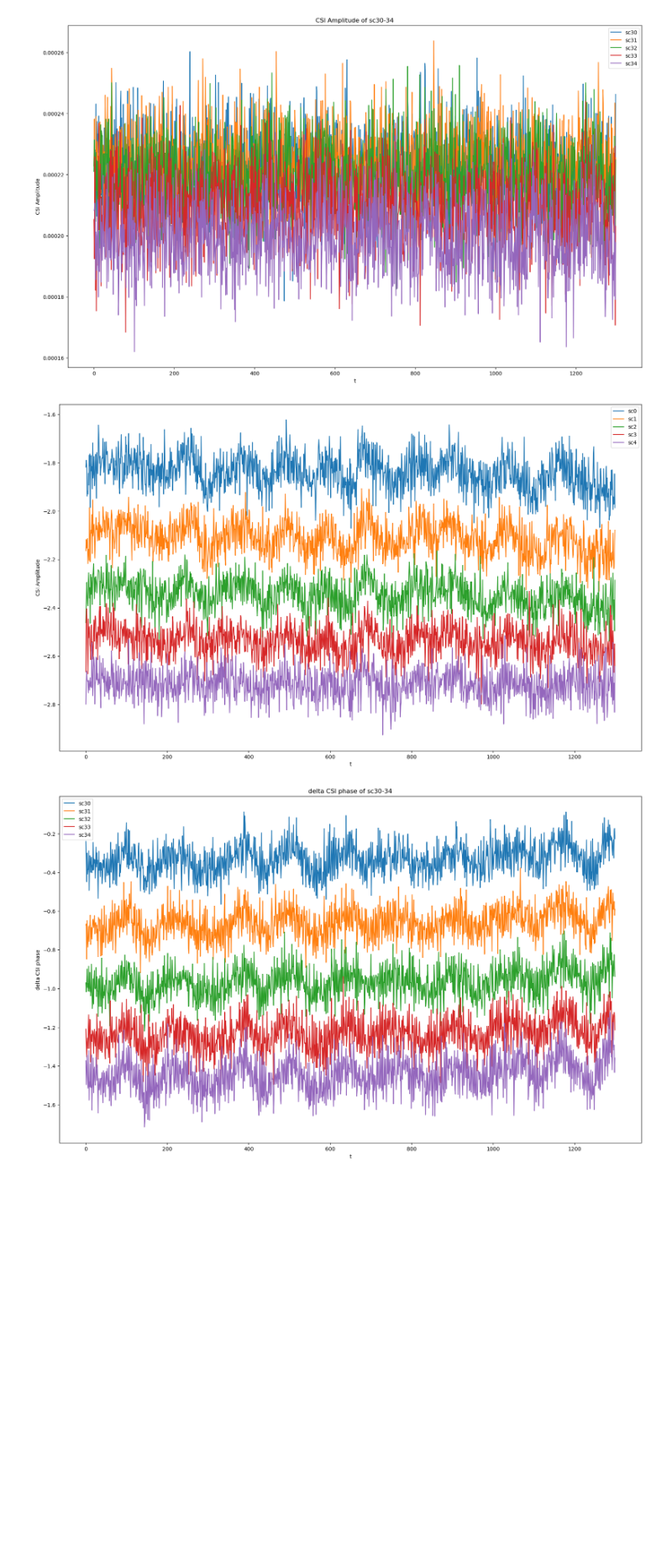
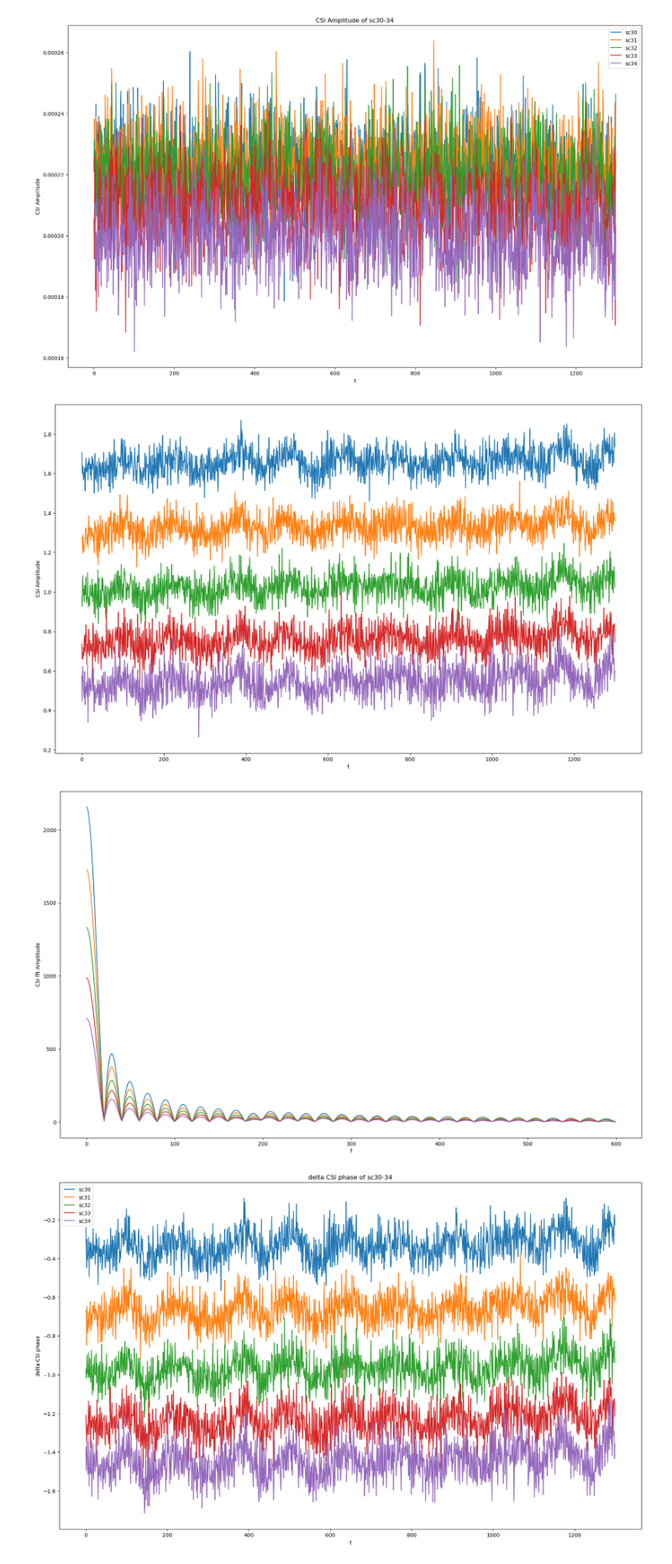
Before and after one commit to hdright/breath_detect, a Jupyter notebook: test_csi_relation.ipynb, the cells around one changed output. Shown: that part at 84% size. Cells and saved outputs as stored; diff of their text form; code cells hidden in the pictures; blank space fills up the shorter version.

```diff
--- a/test_csi_relation.ipynb
+++ b/test_csi_relation.ipynb
@@ -76,17 +84,30 @@ plt.show()
 [figure]
 # %%
 # 计算同一接收天线的不同子载波的CSI相位
+iSamp = 0
+tx = 0
+rx = 0
 CSI_samp = CSI_s_pha[iSamp][rx,tx,30:35,:].T
 # print(sampp.shape)
 # print(type(sampp))
-# 绘制rx=0、tx=0情况下sc0-9的CSI幅度
+# 绘制CSI相位
 plt.figure(figsize=(20, 12))
 plt.plot(CSI_samp)
 plt.xlabel('t')
 plt.ylabel('CSI Amplitude')
 plt.show()
+
+## 按行计算CSI_samp的fft
+CSI_samp_fft = np.abs(np.fft.fft(CSI_samp, Ndft_[iSamp], axis=0)[:dftSize,:])
+# 绘制CSI相位的fft
+plt.figure(figsize=(20, 12))
+plt.plot(CSI_samp_fft)
+plt.xlabel('f')
+plt.ylabel('CSI fft Amplitude')
+plt.show()
 # %% [output]
-[figure, old version]
+[figure, new version]
+[figure, added]
 # %%
 # 以sc0为基准，计算同一接收天线的不同子载波的CSI相位差
 CSI_samp_all = CSI_s_pha[iSamp][rx,tx,:,:].T
```
Also changed, not shown: parts of 2 cells of this notebook, 6 other files.
